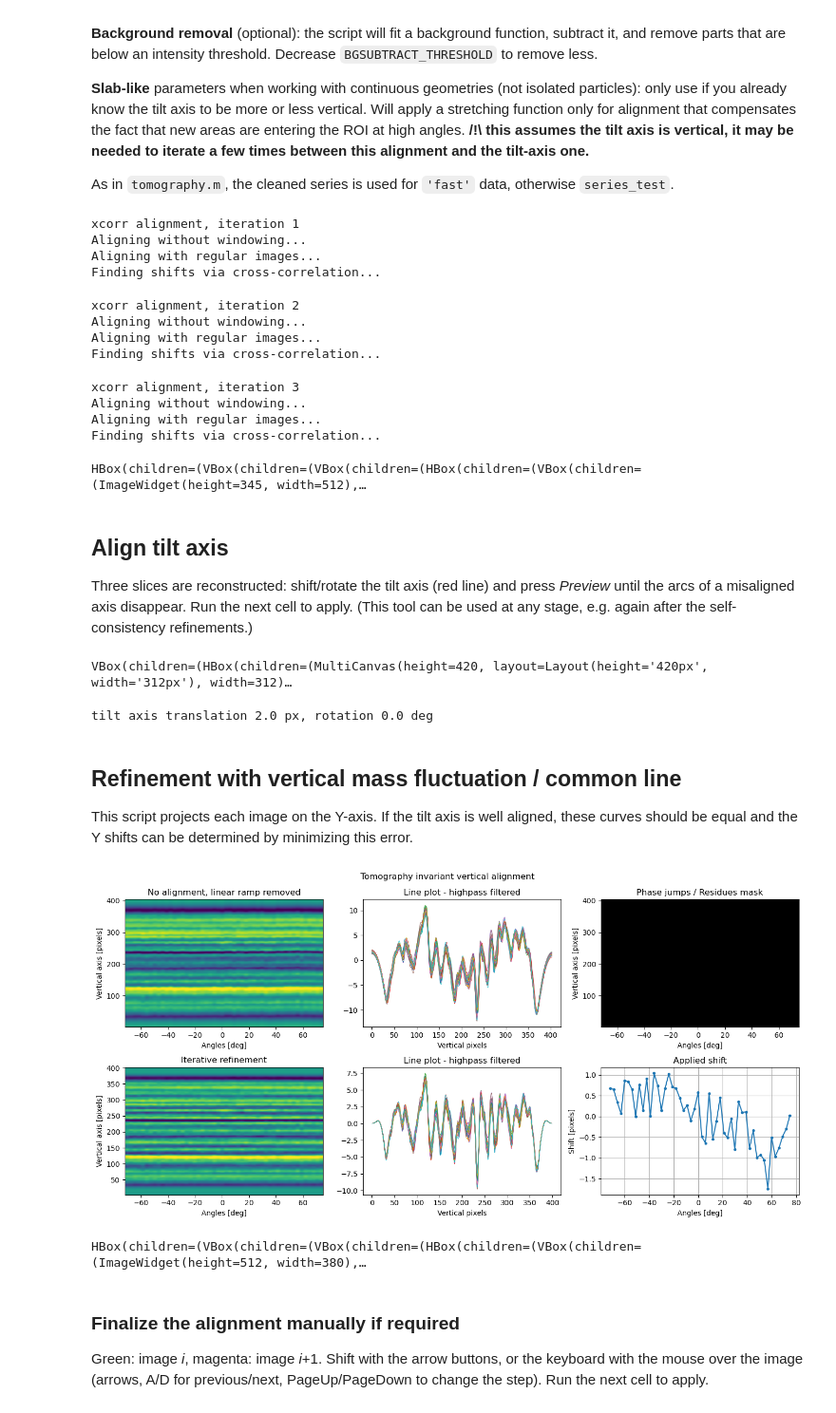
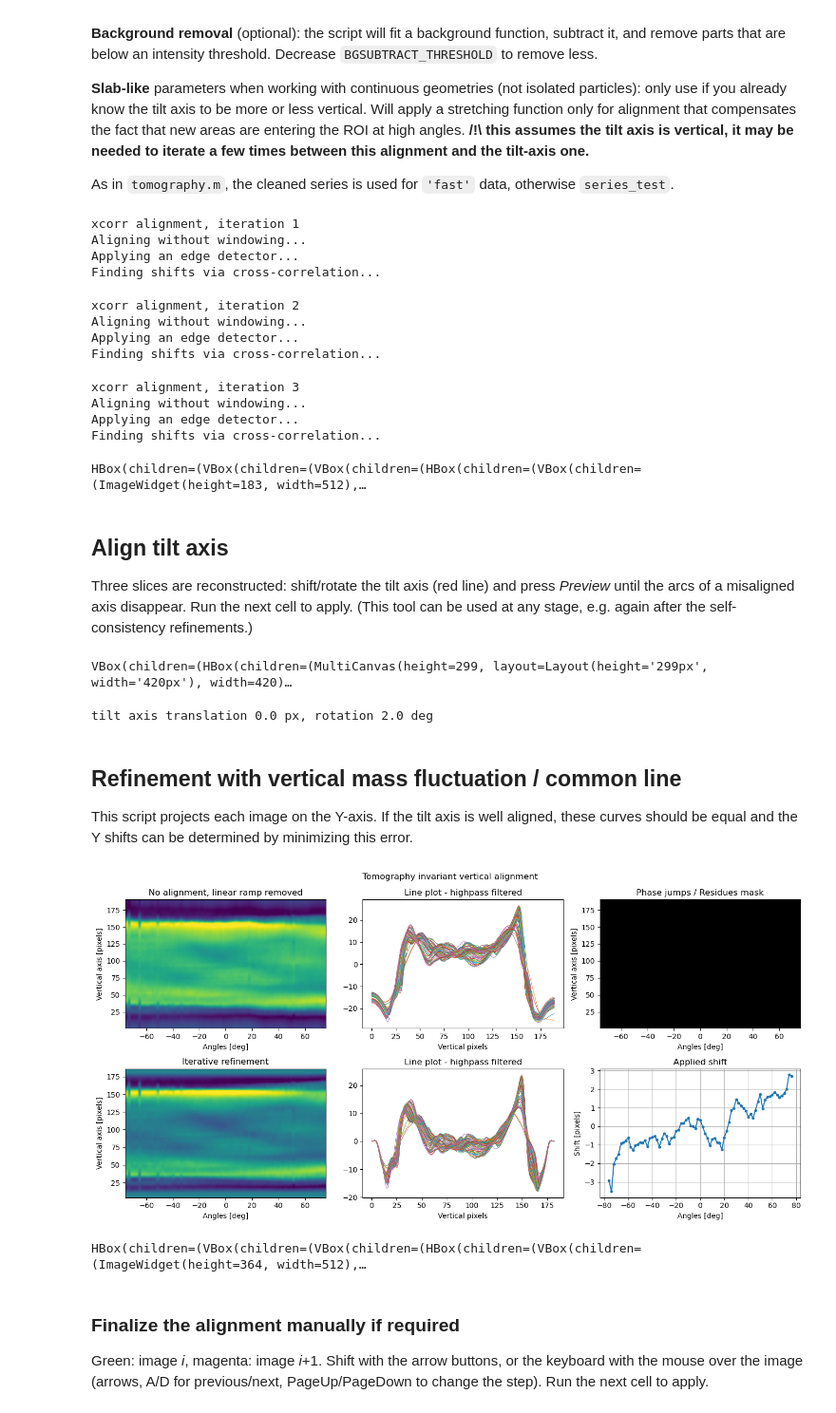
Before and after one commit to EMAT-tomography/EMAT-tomo2026-python, a Jupyter notebook: tomography_light.ipynb, the cells around one changed output. Shown at 95% size. Drawn from its saved outputs; the diff is of its cells as text; code cells hidden in the pictures.

```diff
--- a/tomography_light.ipynb
+++ b/tomography_light.ipynb
@@ -26,12 +26,13 @@ Loading has three options:
 - `'manual'` assumes one folder and one `.emi`/`.ser` or `.emd` per angle
 - `'tif'` assumes one `series.tif` and one `angle.csv` (or a folder of `.tif` files with the angles in their names)
 # %%
-fname = r"\\ematbyname\all\emattitan\RobinG\20240206_RG_Titan1_BinamKin2_PT\Grid1E8_PTS60\Tomo1"
+fname = r"\\ematbyname\all\emattitan\RobinG\20231120_RG_Titan1_DoubleChiral1\Grid1C1_DCysRbin1\P2\Series"
 fangles = None          # angles file, optional, None if unused
 ftype = 'manual'      # 'fast', 'manual', 'tif'
 
 series_raw = rgt.uniloader(fname, fangles, ftype)
 
 print(series_raw)
-rgt.slice_viewer(series_raw)
+
+rgt.slice_viewer(series_raw, zoom_factor = 1)
 # %% [output]
@@ -50,12 +51,11 @@ aligned. For slab-like cases, alignment to the previous image typically works be
 # %%
 # Parameters
 rescale_factor = 0.5          # (float): Factor of the new pixel size
-slice_to_align_to = 20    # (int): Projection index (0-based) or None to align to neighbor
+slice_to_align_to = None    # (int): Projection index (0-based) or None to align to neighbor
 window = False              # (bool): adds a hamming window, can help if the ROI is not well isolated
-edge = 2                    # (int): gaussian sigma after sobel filtering. if 0: no edge filter
-iterations = 3              # (int): Iterations for x-correlation, typically 1-3
+edge = 0                    # (int): gaussian sigma after sobel filtering. if 0: no edge filter
+iterations = 1              # (int): Iterations for x-correlation, typically 1-3
 slab_like = False           # (bool):  if slab-like will stretch following 1/cos
-y_range = None              # (start, end) or None: rows used to find the shifts:
 sigma_gauss_filter = 1      # (float): Denoising with gaussian filter, 0 for none
 
 # Run code
@@ -73,6 +73,9 @@ series.data = rgt.gaussfilter_slice(series.data, sigma_gauss_filter)
 stack = None
 if iterations > 0:
     series.data, _, _, stack = rgt.align_stack_xcorr(series, slice_to_align_to, window, edge,
-                                                     iterations, slab_like, 1, y_range)
+                                                     iterations, slab_like)
 series.data = rgt.rescale(series.data)
+
+# Check alignment: aligned series (left) and data used for alignment (right)
+rgt.slice_viewer(series.data if stack is None else np.concatenate([series.data, rgt.rescale(stack)], axis=2))
 # %% [output]
@@ -167,9 +167,9 @@ remove_background = True        # (bool)
 BGSUBTRACT_THRESHOLD = 0.5      # factor of otsu graythresh to keep, higher removes more, default 0.5
 
 '''Alignment params'''
-slice_to_align_to = 20      # (int): Projection index (0-based) or None to align to neighbor
+slice_to_align_to = None      # (int): Projection index (0-based) or None to align to neighbor
 window = False              # (bool): adds a hamming window, can help if the ROI is not well isolated
-edge = 0                    # (int): gaussian sigma after sobel filtering. if 0: no edge filter
+edge = 3                    # (int): gaussian sigma after sobel filtering. if 0: no edge filter
 iterations = 3              # (int): Iterations for x-correlation, typically 1-3
 slab_like = False           # (bool):  if slab-like will stretch following 1/cos
 y_range = None              # (start, end) or None: rows used to find the shifts:
@@ -190,17 +190,17 @@ rgt.slice_viewer(series_final.data if stack is None else np.concatenate([series_
 # %% [output]
 xcorr alignment, iteration 1
 Aligning without windowing...
-Aligning with regular images...
+Applying an edge detector...
 Finding shifts via cross-correlation...
 xcorr alignment, iteration 2
 Aligning without windowing...
-Aligning with regular images...
+Applying an edge detector...
 Finding shifts via cross-correlation...
 xcorr alignment, iteration 3
 Aligning without windowing...
-Aligning with regular images...
+Applying an edge detector...
 Finding shifts via cross-correlation...
-HBox(children=(VBox(children=(VBox(children=(HBox(children=(VBox(children=(ImageWidget(height=345, width=512),…
+HBox(children=(VBox(children=(VBox(children=(HBox(children=(VBox(children=(ImageWidget(height=183, width=512),…
 # %% [markdown]
 ## Align tilt axis
 Three slices are reconstructed: shift/rotate the tilt axis (red line) and press *Preview* until the arcs of a
@@ -210,26 +210,26 @@ self-consistency refinements.)
 tilt_gui = rgt.align_tilt_axis_gui(series_final)
 tilt_gui
 # %% [output]
-VBox(children=(HBox(children=(MultiCanvas(height=420, layout=Layout(height='420px', width='312px'), width=312)…
+VBox(children=(HBox(children=(MultiCanvas(height=299, layout=Layout(height='299px', width='420px'), width=420)…
 # %%
 series_final = tilt_gui.result()
 print(f"tilt axis translation {tilt_gui.translation} px, rotation {tilt_gui.rotation} deg")
 # %% [output]
-tilt axis translation 2.0 px, rotation 0.0 deg
+tilt axis translation 0.0 px, rotation 2.0 deg
 # %% [markdown]
 ## Refinement with vertical mass fluctuation / common line
 This script projects each image on the Y-axis. If the tilt axis is well aligned, these curves should be equal
 and the Y shifts can be determined by minimizing this error.
 # %%
-high_pass_filter = 0.01        # band pass filter, lower = more filtering, 0.005-0.01 needed for STEM
+high_pass_filter = 0.005        # band pass filter, lower = more filtering, 0.005-0.01 needed for STEM
 
 series_final_vmf = rgt.csaxs_vmf(series_final, high_pass_filter)
 series_final_vmf.data = rgt.rescale(series_final_vmf.data)
 
 rgt.slice_viewer(series_final_vmf)
 # %% [output]
-[figure, old version]
+[figure, new version]
-HBox(children=(VBox(children=(VBox(children=(HBox(children=(VBox(children=(ImageWidget(height=512, width=380),…
+HBox(children=(VBox(children=(VBox(children=(HBox(children=(VBox(children=(ImageWidget(height=364, width=512),…
 # %% [markdown]
 ### Finalize the alignment manually if required
 Green: image *i*, magenta: image *i*+1. Shift with the arrow buttons, or the keyboard with the mouse over the
```
Also changed, not shown: parts of 9 cells of this notebook, 3 other files.
